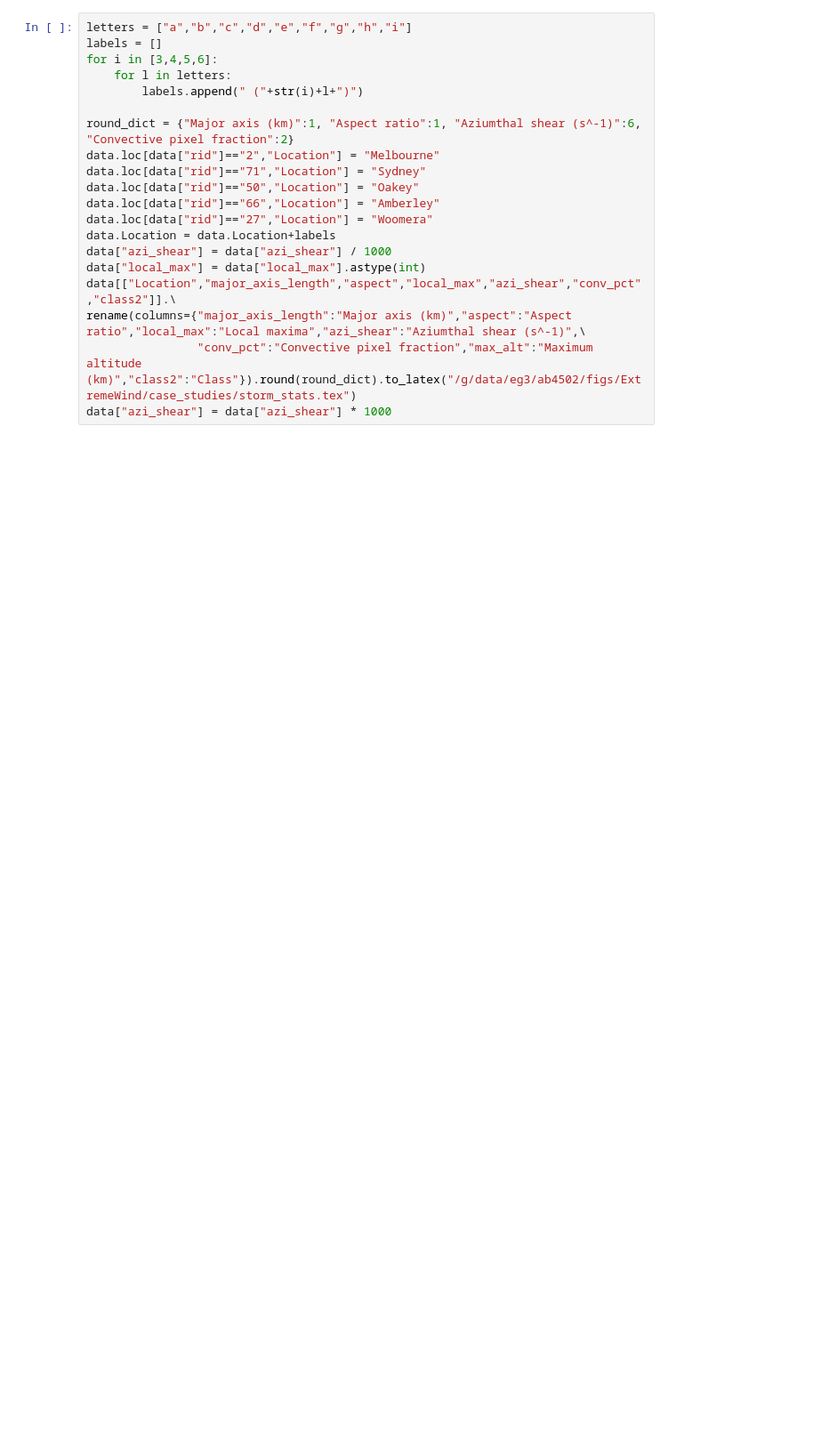
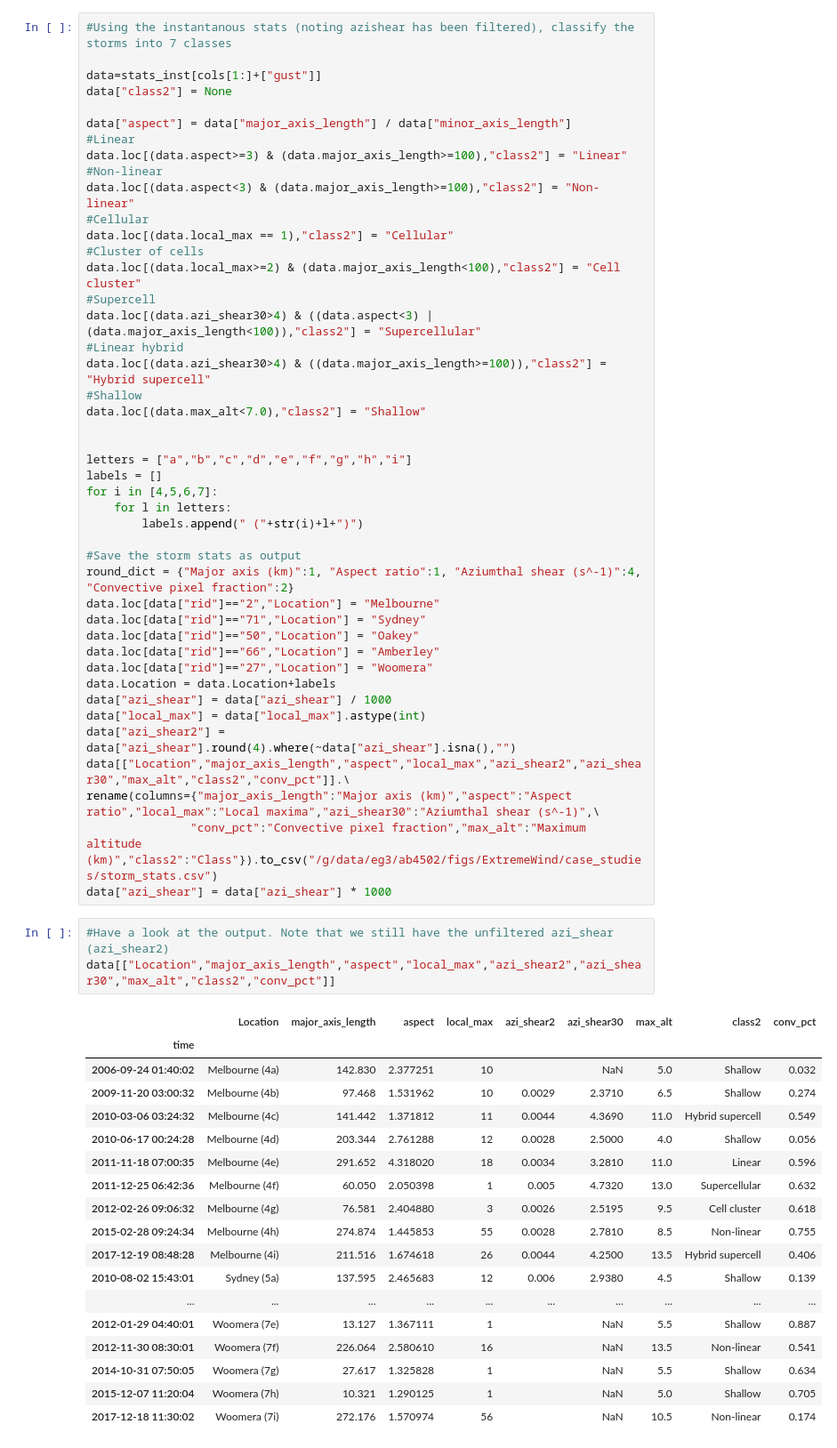
Before and after one commit to andrewbrown31/tint_processing, a Jupyter notebook: auto_case_driver/scw_cases_tint_stats.ipynb, the cells around one changed output. Shown at 89% size. Drawn from its saved outputs; the diff is of its cells as text; blank space fills up the shorter version.

```diff
--- a/auto_case_driver/scw_cases_tint_stats.ipynb
+++ b/auto_case_driver/scw_cases_tint_stats.ipynb
@@ -263,11 +214,34 @@ data.loc[(data.conv_pct<.35),"class2"] = "Stratiform"
 # %%
+#Using the instantanous stats (noting azishear has been filtered), classify the storms into 7 classes
+
+data=stats_inst[cols[1:]+["gust"]]
+data["class2"] = None
+
+data["aspect"] = data["major_axis_length"] / data["minor_axis_length"]
+#Linear
+data.loc[(data.aspect>=3) & (data.major_axis_length>=100),"class2"] = "Linear"
+#Non-linear
+data.loc[(data.aspect<3) & (data.major_axis_length>=100),"class2"] = "Non-linear"
+#Cellular
+data.loc[(data.local_max == 1),"class2"] = "Cellular"
+#Cluster of cells
+data.loc[(data.local_max>=2) & (data.major_axis_length<100),"class2"] = "Cell cluster"
+#Supercell
+data.loc[(data.azi_shear30>4) & ((data.aspect<3) | (data.major_axis_length<100)),"class2"] = "Supercellular"
+#Linear hybrid
+data.loc[(data.azi_shear30>4) & ((data.major_axis_length>=100)),"class2"] = "Hybrid supercell"
+#Shallow
+data.loc[(data.max_alt<7.0),"class2"] = "Shallow"
+
+
 letters = ["a","b","c","d","e","f","g","h","i"]
 labels = []
-for i in [3,4,5,6]:
+for i in [4,5,6,7]:
     for l in letters:
         labels.append(" ("+str(i)+l+")")
 
-round_dict = {"Major axis (km)":1, "Aspect ratio":1, "Aziumthal shear (s^-1)":6, "Convective pixel fraction":2}
+#Save the storm stats as output
+round_dict = {"Major axis (km)":1, "Aspect ratio":1, "Aziumthal shear (s^-1)":4, "Convective pixel fraction":2}
 data.loc[data["rid"]=="2","Location"] = "Melbourne"
 data.loc[data["rid"]=="71","Location"] = "Sydney"
 data.loc[data["rid"]=="50","Location"] = "Oakey"
@@ -276,8 +250,31 @@ data.loc[data["rid"]=="27","Location"] = "Woomera"
 data.Location = data.Location+labels
 data["azi_shear"] = data["azi_shear"] / 1000
 data["local_max"] = data["local_max"].astype(int)
-data[["Location","major_axis_length","aspect","local_max","azi_shear","conv_pct","class2"]].\
-rename(columns={"major_axis_length":"Major axis (km)","aspect":"Aspect ratio","local_max":"Local maxima","azi_shear":"Aziumthal shear (s^-1)",\
-                "conv_pct":"Convective pixel fraction","max_alt":"Maximum altitude (km)","class2":"Class"}).round(round_dict).to_latex("/g/data/eg3/ab4502/figs/ExtremeWind/case_studies/storm_stats.tex")
+data["azi_shear2"] = data["azi_shear"].round(4).where(~data["azi_shear"].isna(),"")
+data[["Location","major_axis_length","aspect","local_max","azi_shear2","azi_shear30","max_alt","class2","conv_pct"]].\
+rename(columns={"major_axis_length":"Major axis (km)","aspect":"Aspect ratio","local_max":"Local maxima","azi_shear30":"Aziumthal shear (s^-1)",\
+               "conv_pct":"Convective pixel fraction","max_alt":"Maximum altitude (km)","class2":"Class"}).to_csv("/g/data/eg3/ab4502/figs/ExtremeWind/case_studies/storm_stats.csv")
 data["azi_shear"] = data["azi_shear"] * 1000
+# %%
+#Have a look at the output. Note that we still have the unfiltered azi_shear (azi_shear2)
+data[["Location","major_axis_length","aspect","local_max","azi_shear2","azi_shear30","max_alt","class2","conv_pct"]]
+# %% [output]
+|  | Location | major_axis_length | aspect | local_max | azi_shear2 | azi_shear30 | max_alt | class2 | conv_pct |
+| time |  |  |  |  |  |  |  |  |  |
+| 2006-09-24 01:40:02 | Melbourne (4a) | 142.830 | 2.377251 | 10 |  | NaN | 5.0 | Shallow | 0.032 |
+| 2009-11-20 03:00:32 | Melbourne (4b) | 97.468 | 1.531962 | 10 | 0.0029 | 2.3710 | 6.5 | Shallow | 0.274 |
+| 2010-03-06 03:24:32 | Melbourne (4c) | 141.442 | 1.371812 | 11 | 0.0044 | 4.3690 | 11.0 | Hybrid supercell | 0.549 |
+| 2010-06-17 00:24:28 | Melbourne (4d) | 203.344 | 2.761288 | 12 | 0.0028 | 2.5000 | 4.0 | Shallow | 0.056 |
+| 2011-11-18 07:00:35 | Melbourne (4e) | 291.652 | 4.318020 | 18 | 0.0034 | 3.2810 | 11.0 | Linear | 0.596 |
+| 2011-12-25 06:42:36 | Melbourne (4f) | 60.050 | 2.050398 | 1 | 0.005 | 4.7320 | 13.0 | Supercellular | 0.632 |
+| 2012-02-26 09:06:32 | Melbourne (4g) | 76.581 | 2.404880 | 3 | 0.0026 | 2.5195 | 9.5 | Cell cluster | 0.618 |
+| 2015-02-28 09:24:34 | Melbourne (4h) | 274.874 | 1.445853 | 55 | 0.0028 | 2.7810 | 8.5 | Non-linear | 0.755 |
+| 2017-12-19 08:48:28 | Melbourne (4i) | 211.516 | 1.674618 | 26 | 0.0044 | 4.2500 | 13.5 | Hybrid supercell | 0.406 |
+| 2010-08-02 15:43:01 | Sydney (5a) | 137.595 | 2.465683 | 12 | 0.006 | 2.9380 | 4.5 | Shallow | 0.139 |
+| ... | ... | ... | ... | ... | ... | ... | ... | ... | ... |
+| 2012-01-29 04:40:01 | Woomera (7e) | 13.127 | 1.367111 | 1 |  | NaN | 5.5 | Shallow | 0.887 |
+| 2012-11-30 08:30:01 | Woomera (7f) | 226.064 | 2.580610 | 16 |  | NaN | 13.5 | Non-linear | 0.541 |
+| 2014-10-31 07:50:05 | Woomera (7g) | 27.617 | 1.325828 | 1 |  | NaN | 5.5 | Shallow | 0.634 |
+| 2015-12-07 11:20:04 | Woomera (7h) | 10.321 | 1.290125 | 1 |  | NaN | 5.0 | Shallow | 0.705 |
+| 2017-12-18 11:30:02 | Woomera (7i) | 272.176 | 1.570974 | 56 |  | NaN | 10.5 | Non-linear | 0.174 |
 # %%
```
Also changed, not shown: parts of 12 cells of this notebook, 20 other files.
